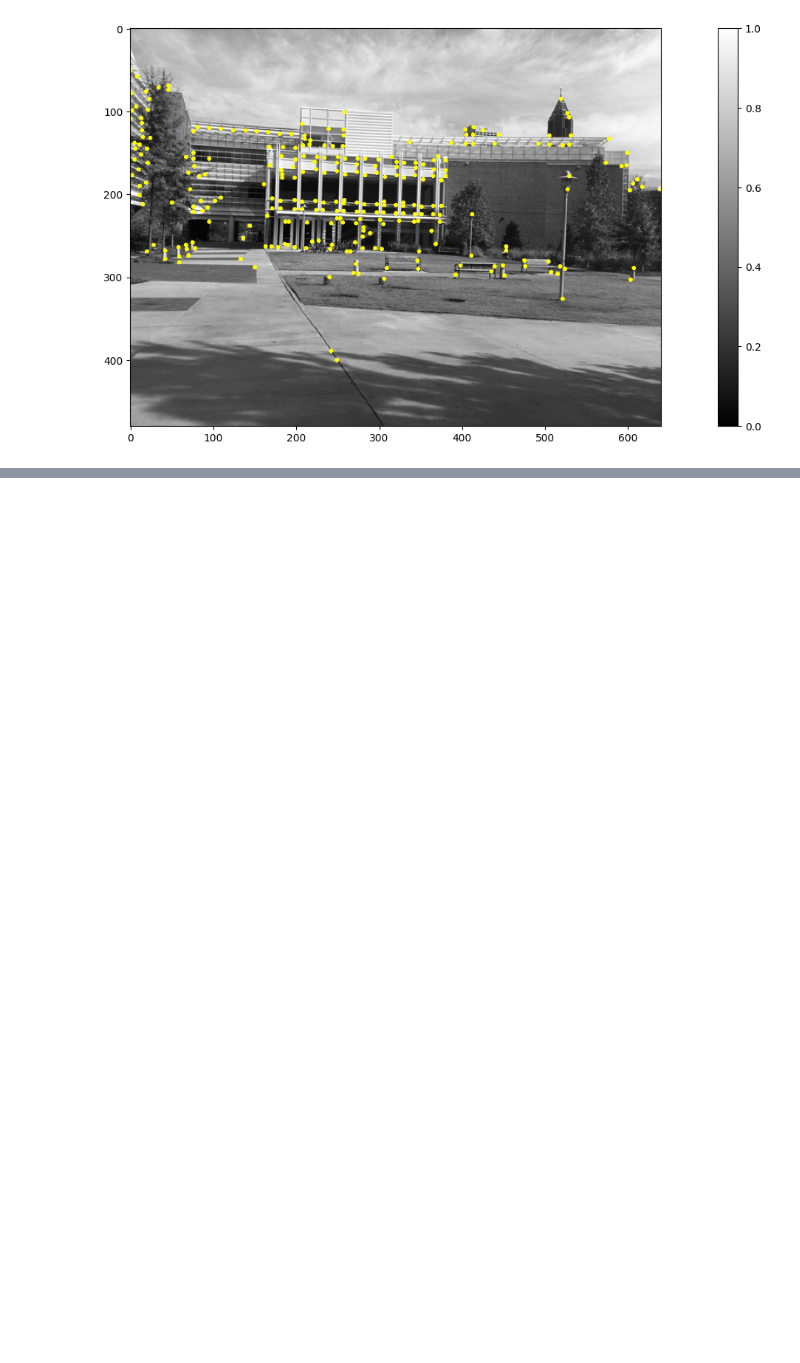
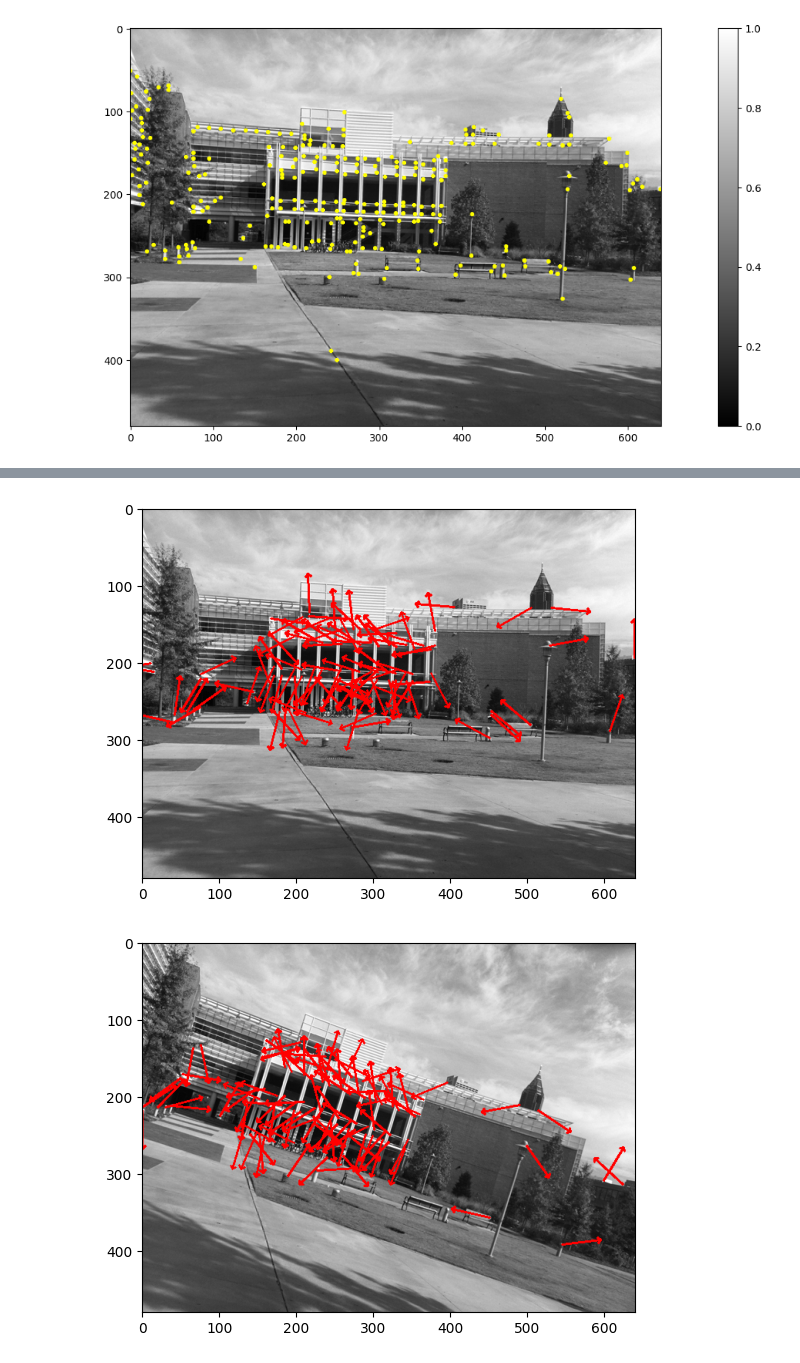
Before and after one commit to ronTohar1/CV_training, a Jupyter notebook: computer_vision/ps4_python/ps4.ipynb, the cells around one changed output, grey strips where cells are left out. Cells and saved outputs as stored; diff of their text form; code cells hidden in the pictures; blank space fills up the shorter version.

```diff
--- a/computer_vision/ps4_python/ps4.ipynb
+++ b/computer_vision/ps4_python/ps4.ipynb
@@ -156,0 +193,30 @@ Clipping input data to the valid range for imshow with RGB data ([0..1] for floa
+# %%
+
+# angles should be -180 to 180 degrees.
+# key points are [i,j] - [row, col]
+def img_with_angles(angle_img, img, key_points, thickness=2, num_points=100, color=[255,0,0], arrow_length=50):
+    img = cv.cvtColor(img.copy(), cv.COLOR_GRAY2RGB)
+    angles = np.deg2rad([angle_img[pt[0],pt[1]] for pt in key_points[:num_points]])
+    for angle, kp in zip(angles, key_points[:num_points]):
+        pt1 = kp[::-1]
+        x = pt1[0] + arrow_length * np.cos(angle)
+        y = pt1[1] + arrow_length * np.sin(angle)
+        pt2 = [x,y]
+        pt2 = np.round(pt2).astype(int) # Need to round it because we arrive somwhere close to a pixel
+        # I can also find the nearest pixel but round is easier and good enough for long enough arrows
+
+        img = cv.arrowedLine(img, pt1, pt2, color, thickness)
+    return img
+# %%
+def show_gradient_directions(img):
+    kp = find_corner_points(find_harris_value(img))
+    img_angle = get_angle(img)
+    new_img = img_with_angles(img_angle, img, kp)
+    plt.imshow(new_img)
+    plt.show()
+# %%
+show_gradient_directions(img_sim_a_uint8)
+show_gradient_directions(img_sim_b_uint8)
+# %% [output]
+[figure, added]
+[figure, added]
```
Also changed, not shown: parts of 7 cells of this notebook, 2 other files.
